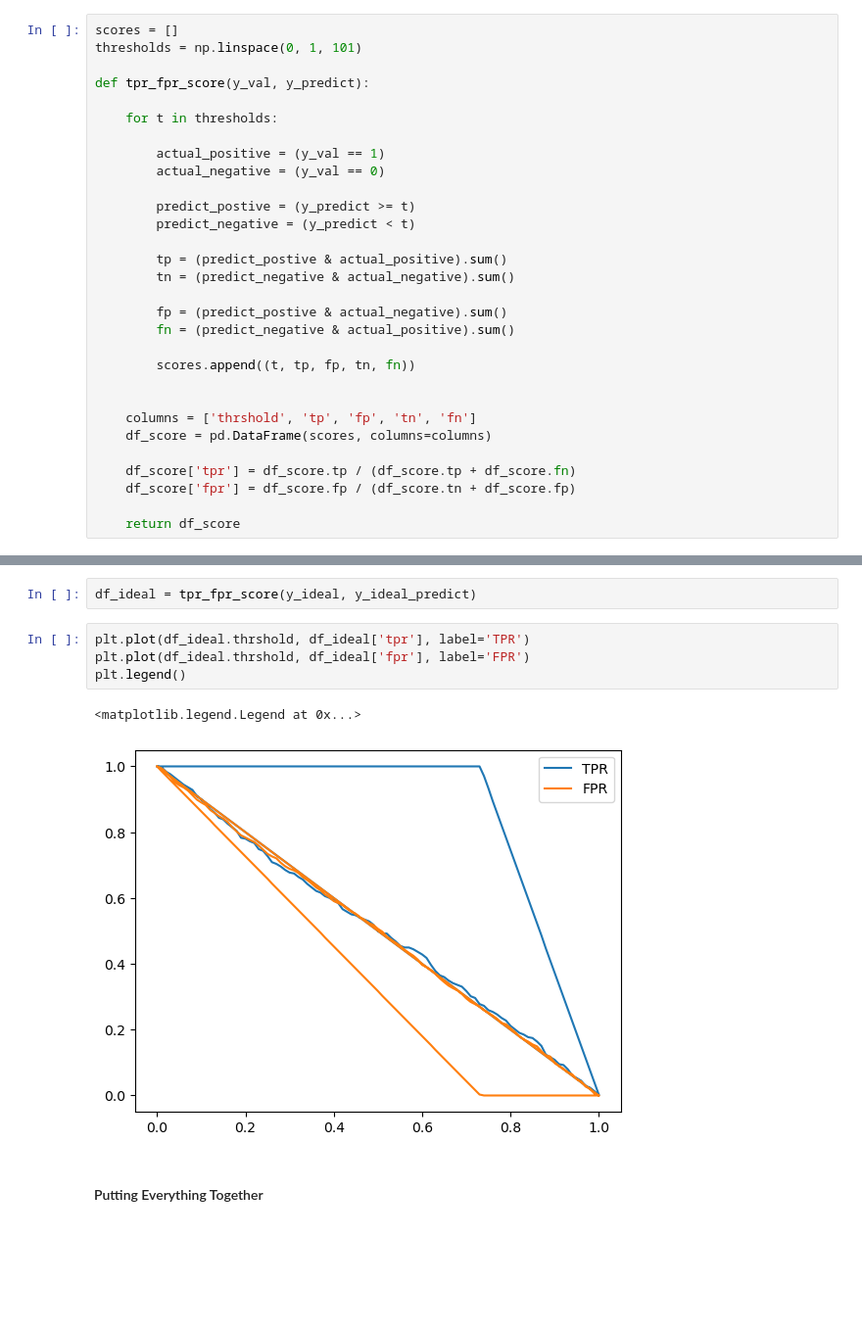
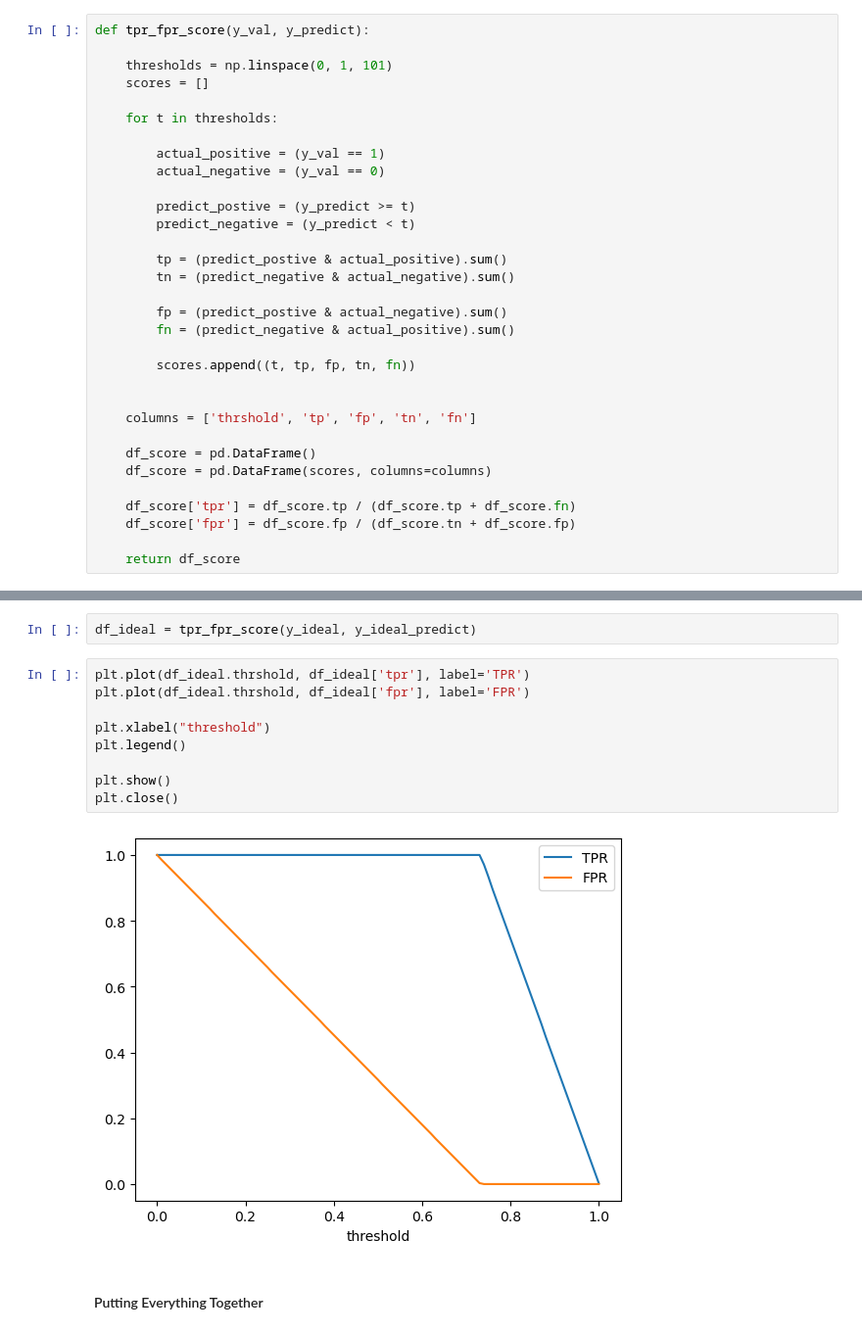
Before and after one commit to aljariri0/ML-Zoomcamp, a Jupyter notebook: 04-evaluation/4-1-Evaluation-Metrics-For-Classification.ipynb, the cells around one changed output, grey strips where cells are left out. Shown at 98% size. Drawn from its saved outputs; the diff is of its cells as text; blank space fills up the shorter version.

```diff
--- a/04-evaluation/4-1-Evaluation-Metrics-For-Classification.ipynb
+++ b/04-evaluation/4-1-Evaluation-Metrics-For-Classification.ipynb
@@ -391,10 +393,10 @@ array([0.375, 0.951, 0.732, ..., 0.844, 0.806, 0.585], shape=(1409,))
 # %% [output]
 np.float64(0.49538679914833217)
 # %%
-scores = []
-thresholds = np.linspace(0, 1, 101)
+def tpr_fpr_score(y_val, y_predict):
 
-def tpr_fpr_score(y_val, y_predict):
+    thresholds = np.linspace(0, 1, 101)
+    scores = []
 
     for t in thresholds:
 
@@ -414,6 +416,8 @@ def tpr_fpr_score(y_val, y_predict):
 
 
     columns = ['thrshold', 'tp', 'fp', 'tn', 'fn']
+
+    df_score = pd.DataFrame()
     df_score = pd.DataFrame(scores, columns=columns)
 
     df_score['tpr'] = df_score.tp / (df_score.tp + df_score.fn)
@@ -472,10 +479,14 @@ df_ideal = tpr_fpr_score(y_ideal, y_ideal_predict)
 # %%
 plt.plot(df_ideal.thrshold, df_ideal['tpr'], label='TPR')
 plt.plot(df_ideal.thrshold, df_ideal['fpr'], label='FPR')
+
+plt.xlabel("threshold")
 plt.legend()
+
+plt.show()
+plt.close()
 # %% [output]
-<matplotlib.legend.Legend at 0x...>
-[figure, old version]
+[figure, new version]
 # %% [markdown]
 #### Putting Everything Together
 # %%
```
Also changed, not shown: parts of 14 cells of this notebook, 3 other files.
